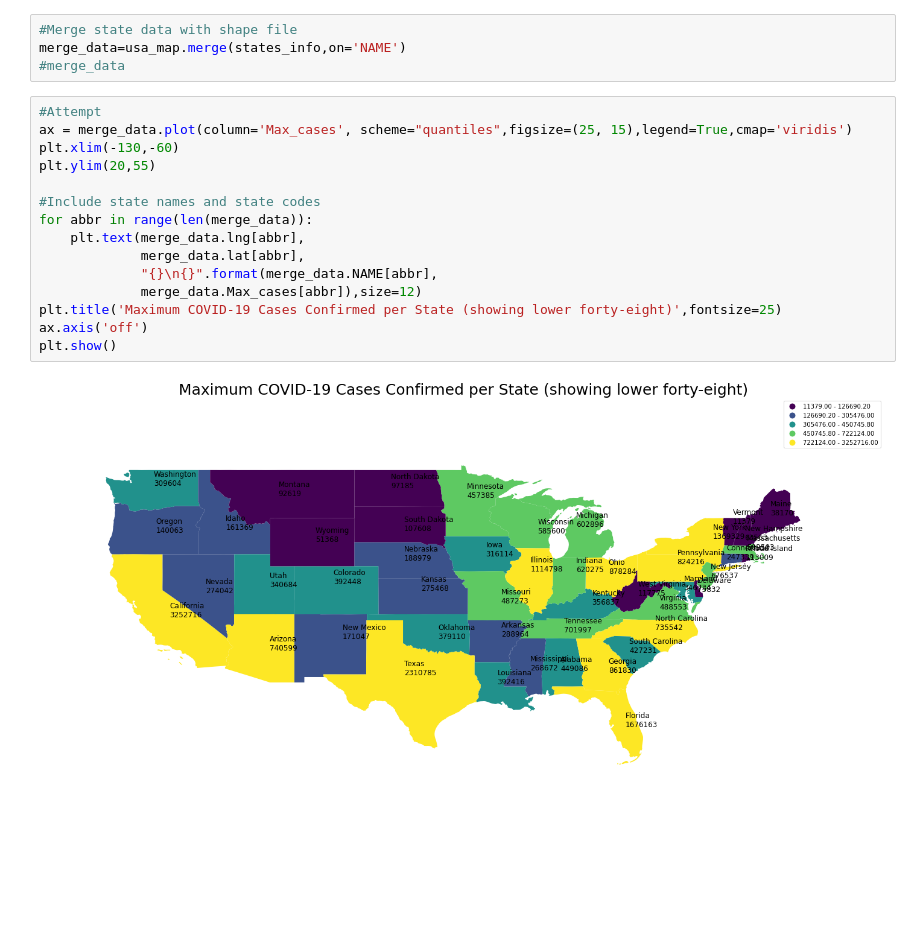
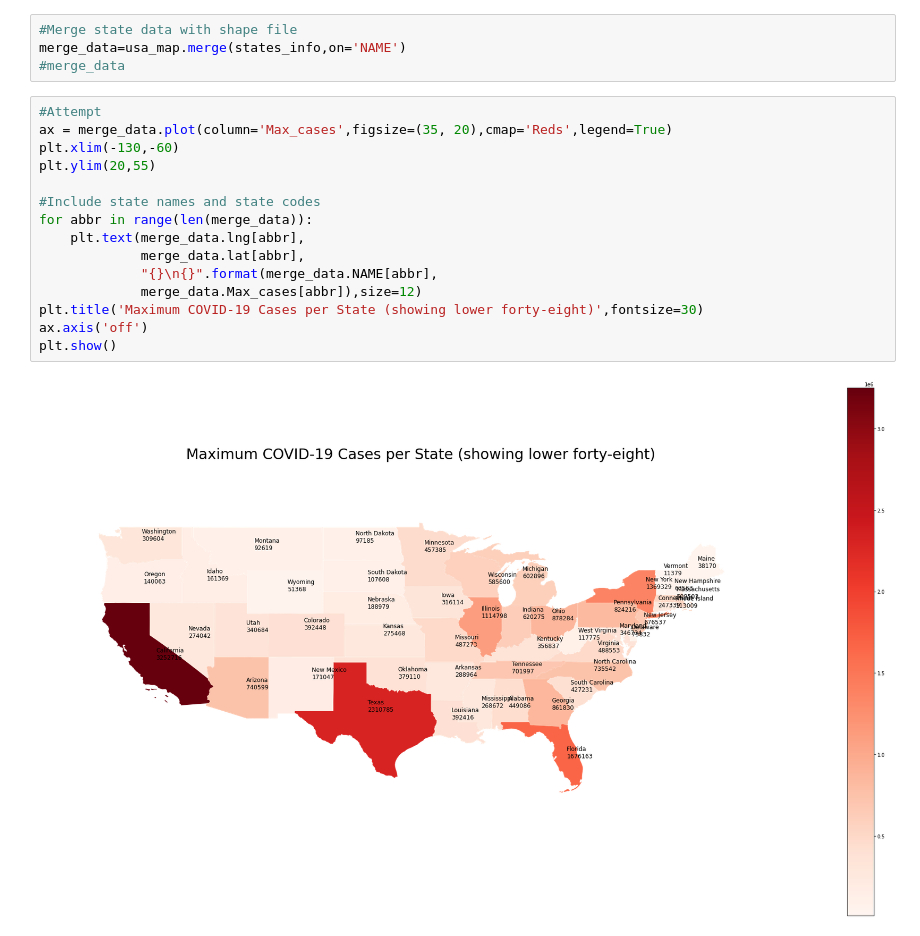
Before and after one commit to aolea13/project_1, a Jupyter notebook: Map of COVID data - lower 48.ipynb, the cells around one changed output. Drawn from its saved outputs; the diff is of its cells as text; blank space fills up the shorter version.

```diff
--- a/Map of COVID data - lower 48.ipynb
+++ b/Map of COVID data - lower 48.ipynb
@@ -59,18 +50,18 @@ merge_data=usa_map.merge(states_info,on='NAME')
 #merge_data
 # %%
 #Attempt
-ax = merge_data.plot(column='Max_cases', scheme="quantiles",figsize=(25, 15),legend=True,cmap='viridis')
+ax = merge_data.plot(column='Max_cases',figsize=(35, 20),cmap='Reds',legend=True)
 plt.xlim(-130,-60)
 plt.ylim(20,55)
 
 #Include state names and state codes
 for abbr in range(len(merge_data)):
     plt.text(merge_data.lng[abbr],
              merge_data.lat[abbr],
              "{}\n{}".format(merge_data.NAME[abbr],
              merge_data.Max_cases[abbr]),size=12)
-plt.title('Maximum COVID-19 Cases Confirmed per State (showing lower forty-eight)',fontsize=25)
+plt.title('Maximum COVID-19 Cases per State (showing lower forty-eight)',fontsize=30)
 ax.axis('off')
 plt.show()
 # %% [output]
-[figure, old version]
+[figure, new version]
```
Also changed, not shown: parts of 3 cells of this notebook, 1 other file.
